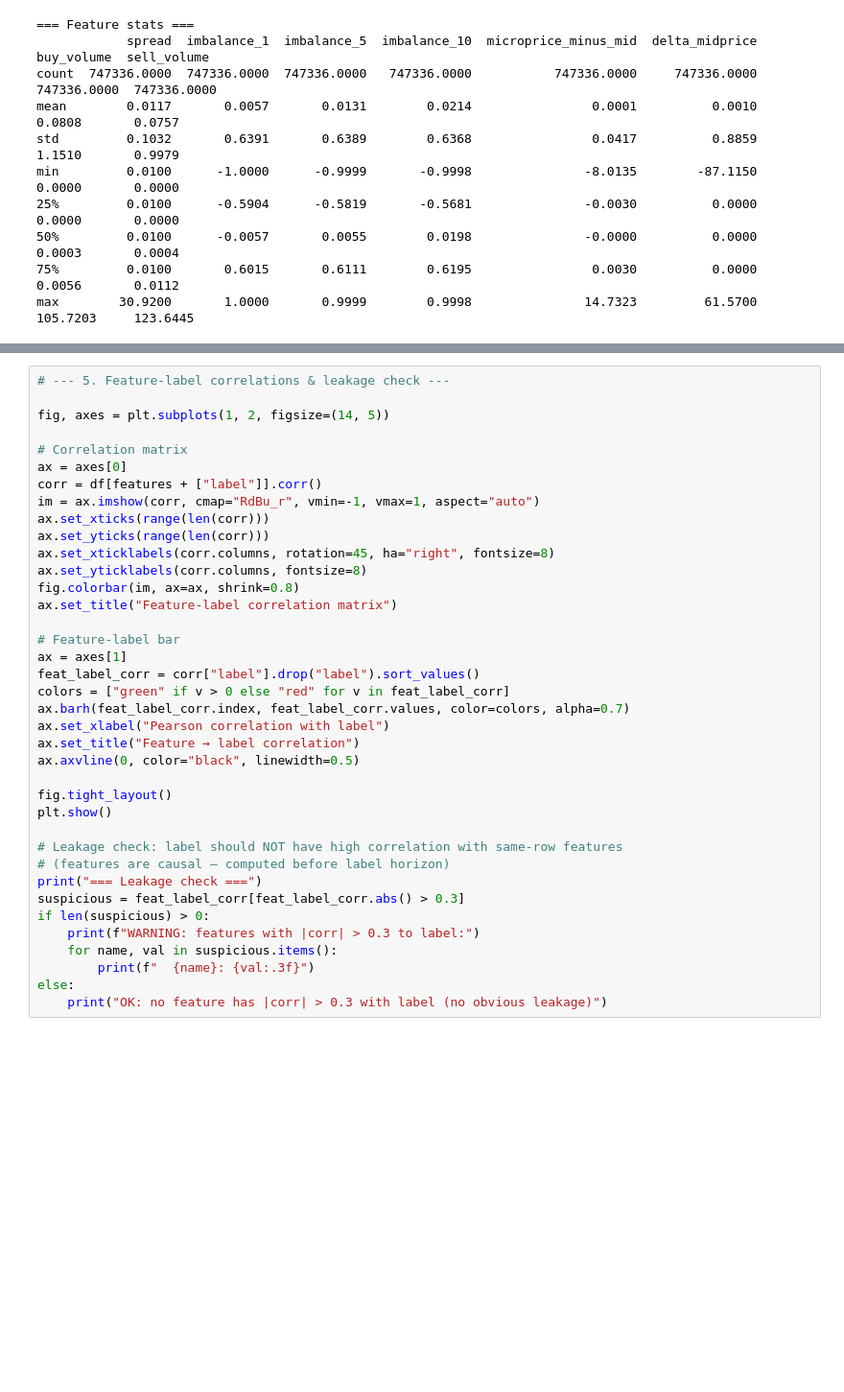
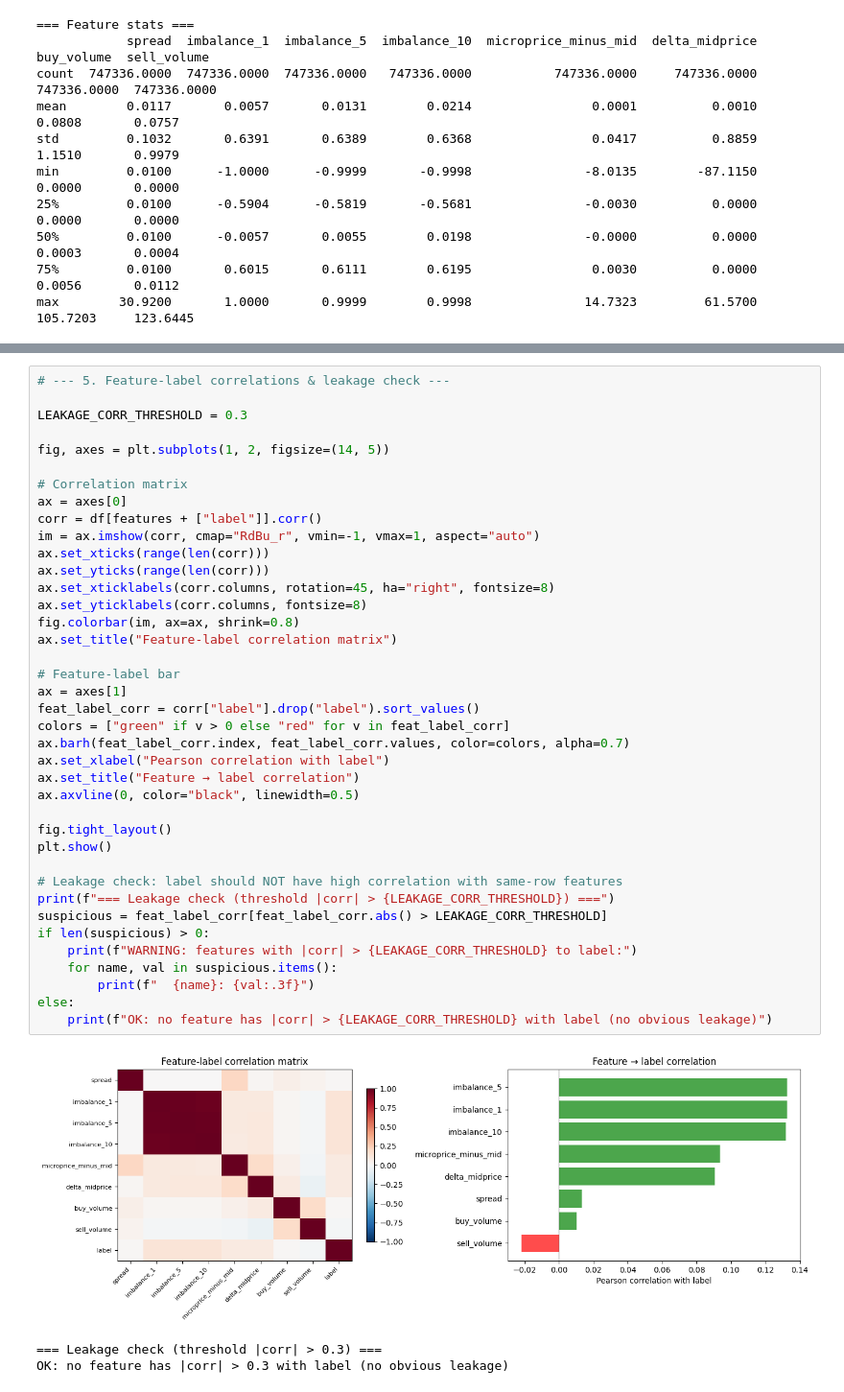
Before and after one commit to EfremtsevVsevolod/hft-research-env, a Jupyter notebook: notebooks/dataset_validation.ipynb, the cells around one changed output, grey strips where cells are left out. Shown at 96% size. Saved outputs shown, nothing was run; the diff lists cells and outputs as text; blank space fills up the shorter version.

```diff
--- a/notebooks/dataset_validation.ipynb
+++ b/notebooks/dataset_validation.ipynb
@@ -210,41 +239,46 @@ if len(big_gaps) > 0:
 # %%
 # --- 5. Feature-label correlations & leakage check ---
+
+LEAKAGE_CORR_THRESHOLD = 0.3
 
 fig, axes = plt.subplots(1, 2, figsize=(14, 5))
 
 # Correlation matrix
 ax = axes[0]
 corr = df[features + ["label"]].corr()
 im = ax.imshow(corr, cmap="RdBu_r", vmin=-1, vmax=1, aspect="auto")
 ax.set_xticks(range(len(corr)))
 ax.set_yticks(range(len(corr)))
 ax.set_xticklabels(corr.columns, rotation=45, ha="right", fontsize=8)
 ax.set_yticklabels(corr.columns, fontsize=8)
 fig.colorbar(im, ax=ax, shrink=0.8)
 ax.set_title("Feature-label correlation matrix")
 
 # Feature-label bar
 ax = axes[1]
 feat_label_corr = corr["label"].drop("label").sort_values()
 colors = ["green" if v > 0 else "red" for v in feat_label_corr]
 ax.barh(feat_label_corr.index, feat_label_corr.values, color=colors, alpha=0.7)
 ax.set_xlabel("Pearson correlation with label")
 ax.set_title("Feature → label correlation")
 ax.axvline(0, color="black", linewidth=0.5)
 
 fig.tight_layout()
 plt.show()
 
 # Leakage check: label should NOT have high correlation with same-row features
-# (features are causal — computed before label horizon)
-print("=== Leakage check ===")
-suspicious = feat_label_corr[feat_label_corr.abs() > 0.3]
+print(f"=== Leakage check (threshold |corr| > {LEAKAGE_CORR_THRESHOLD}) ===")
+suspicious = feat_label_corr[feat_label_corr.abs() > LEAKAGE_CORR_THRESHOLD]
 if len(suspicious) > 0:
-    print(f"WARNING: features with |corr| > 0.3 to label:")
+    print(f"WARNING: features with |corr| > {LEAKAGE_CORR_THRESHOLD} to label:")
     for name, val in suspicious.items():
         print(f"  {name}: {val:.3f}")
 else:
-    print("OK: no feature has |corr| > 0.3 with label (no obvious leakage)")
+    print(f"OK: no feature has |corr| > {LEAKAGE_CORR_THRESHOLD} with label (no obvious leakage)")
+# %% [output]
+[figure, added]
+=== Leakage check (threshold |corr| > 0.3) ===
+OK: no feature has |corr| > 0.3 with label (no obvious leakage)
 # %%
 # --- 6. Features over time (stationarity visual check) ---
 
```
Also changed, not shown: parts of 7 cells of this notebook, 2 other files.
